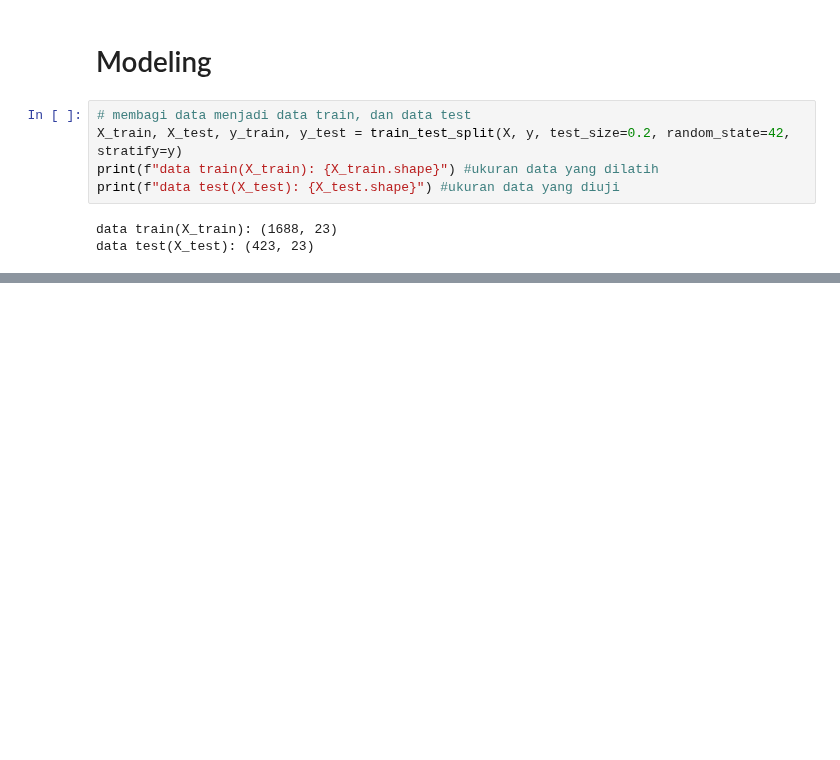
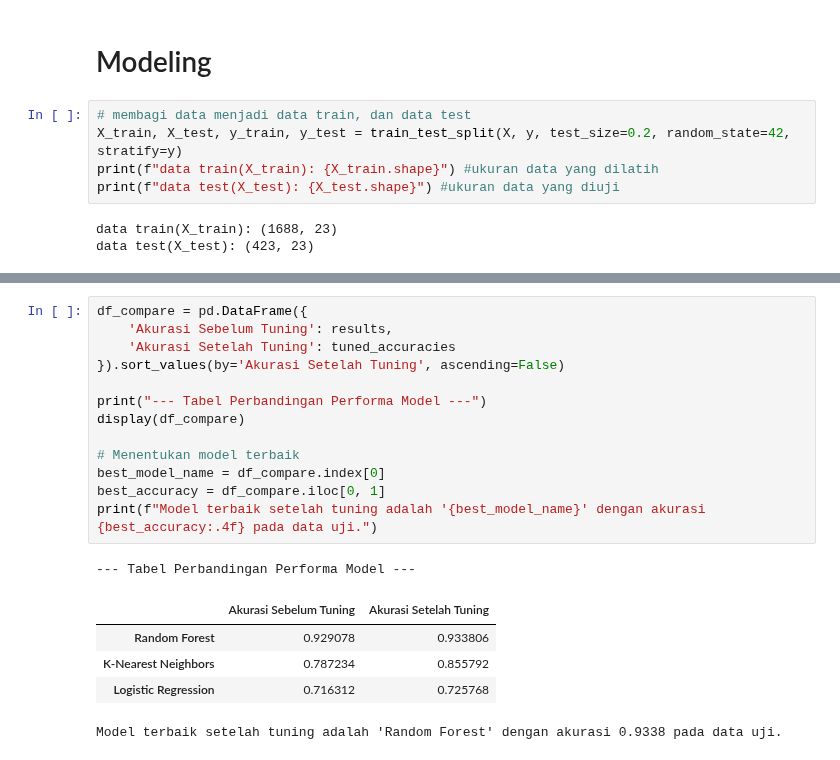
Before and after one commit to RenGun150504/Bengkod, a Jupyter notebook: Colab_Obesitas.ipynb, the cells around one changed output, grey strips where cells are left out. Saved outputs shown, nothing was run; the diff lists cells and outputs as text; blank space fills up the shorter version.

```diff
--- a/Colab_Obesitas.ipynb
+++ b/Colab_Obesitas.ipynb
@@ -339,0 +531,20 @@ data test(X_test): (423, 23)
+# %%
+df_compare = pd.DataFrame({
+    'Akurasi Sebelum Tuning': results,
+    'Akurasi Setelah Tuning': tuned_accuracies
+}).sort_values(by='Akurasi Setelah Tuning', ascending=False)
+
+print("--- Tabel Perbandingan Performa Model ---")
+display(df_compare)
+
+# Menentukan model terbaik
+best_model_name = df_compare.index[0]
+best_accuracy = df_compare.iloc[0, 1]
+print(f"Model terbaik setelah tuning adalah '{best_model_name}' dengan akurasi {best_accuracy:.4f} pada data uji.")
+# %% [output]
+--- Tabel Perbandingan Performa Model ---
+|  | Akurasi Sebelum Tuning | Akurasi Setelah Tuning |
+| Random Forest | 0.929078 | 0.933806 |
+| K-Nearest Neighbors | 0.787234 | 0.855792 |
+| Logistic Regression | 0.716312 | 0.725768 |
+Model terbaik setelah tuning adalah 'Random Forest' dengan akurasi 0.9338 pada data uji.
```
Also changed, not shown: parts of 12 cells of this notebook.
